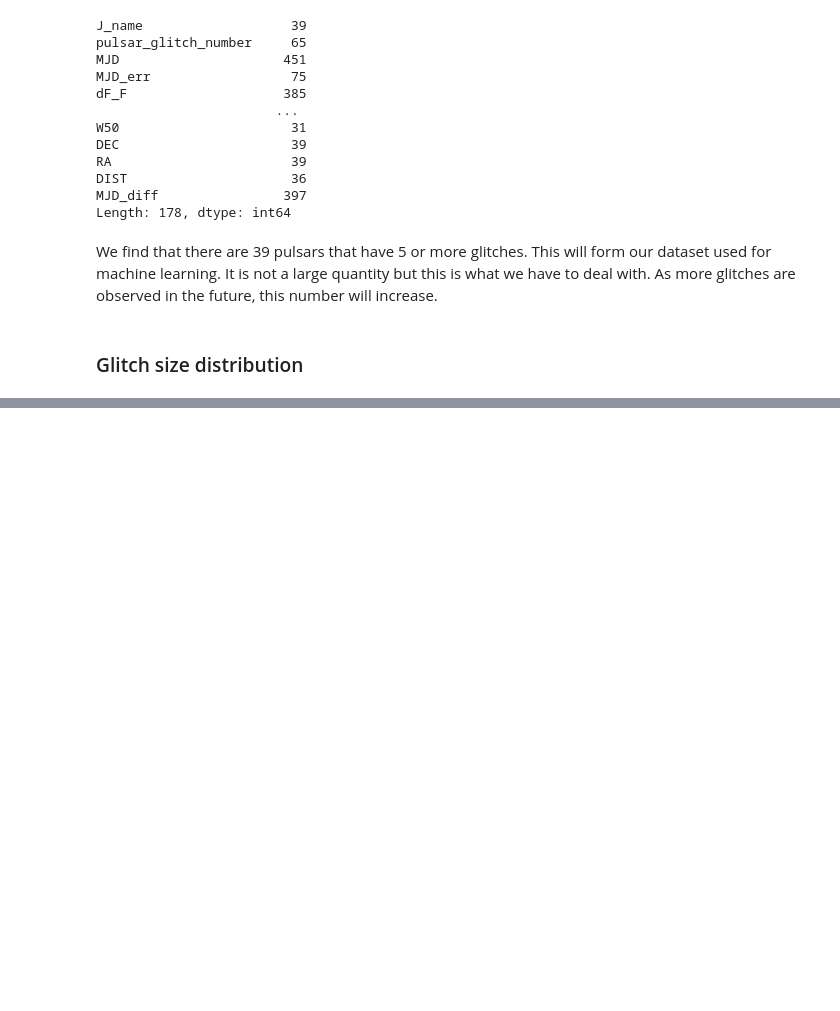
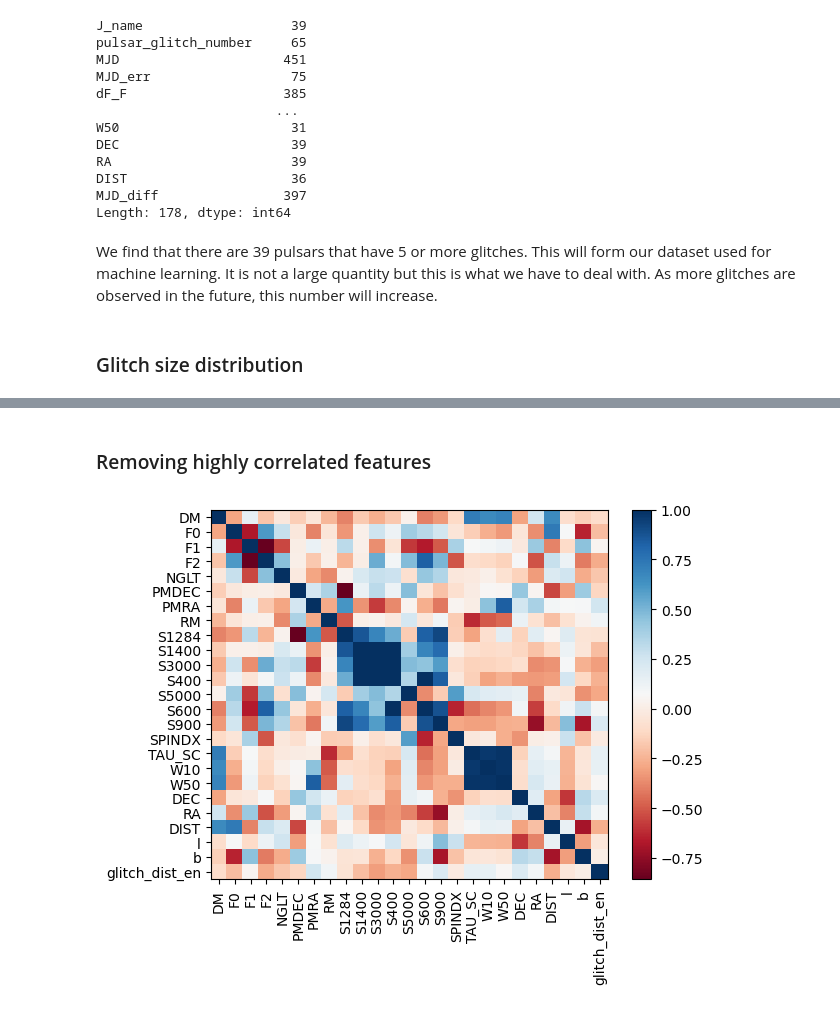
Before and after one commit to garvinyim/glitch_tools, a Jupyter notebook: analysis.ipynb, the cells around one changed output, grey strips where cells are left out. Cells and saved outputs as stored; diff of their text form; code cells hidden in the pictures; blank space fills up the shorter version.

```diff
--- a/analysis.ipynb
+++ b/analysis.ipynb
@@ -1498,0 +1517,5 @@ df_pulsars['glitch_dist'] = df_pulsars['J_name'].map(best_dist_for_pulsar)
+# %%
+df_size = df_pulsars[df_pulsars['glitch_dist'].notna()].copy() # Pulls out only the pulsars that have a glitch size distribution
+# %%
+le = LabelEncoder()
+df_size.loc[:, 'glitch_dist_en'] = le.fit_transform(df_size['glitch_dist']) # 'glitch_dist_en' holds encoding of 'glitch_dist', use le.inverse_transform(df_size['glitch_dist_en']) later to recover original labels
@@ -1498,0 +1524,7 @@ df_pulsars['glitch_dist'] = df_pulsars['J_name'].map(best_dist_for_pulsar)
+# %%
+df_size = df_size.drop(columns = ['DIST_A', 'DIST_AMN', 'DIST_AMX', 'DIST_DM', 'DIST_DM1', 'PX']) # Drop all distance measures as we already have 'DIST'
+df_size = df_size.drop(columns = ['DMEPOCH', 'PEPOCH', 'POSEPOCH']) # Drop all 'EPOCH' measurements - they are just for bookkeeping to record when measurements were made
+df_size = df_size.loc[:, df_size.count() >= 10] # Removes all columns with less than 10 entries
+df_size = df_size.select_dtypes(include = ['number']) # Keeps all numerical columns
+
+df_size.info()
@@ -1498,0 +1558,29 @@ df_pulsars['glitch_dist'] = df_pulsars['J_name'].map(best_dist_for_pulsar)
+# %% [markdown]
+### Removing highly correlated features
+# %%
+data = df_size.corr()
+
+fig, ax = plt.subplots()
+image = ax.pcolor(data, cmap='RdBu')
+
+# Label names
+row_labels = data.columns
+col_labels = data.index
+
+# Move ticks and labels to the center
+ax.set_xticks(np.arange(data.shape[1]) + 0.5, minor=False)
+ax.set_yticks(np.arange(data.shape[0]) + 0.5, minor=False)
+
+# Inserting labels
+ax.set_xticklabels(row_labels, minor=False)
+ax.set_yticklabels(col_labels, minor=False)
+
+# Rotate label
+plt.xticks(rotation=90)
+
+# Invert y axis so that diagonal has negative slope
+plt.gca().invert_yaxis()
+fig.colorbar(image)
+plt.show()
+# %% [output]
+[figure, added]
```
Also changed, not shown: parts of 52 cells of this notebook.
